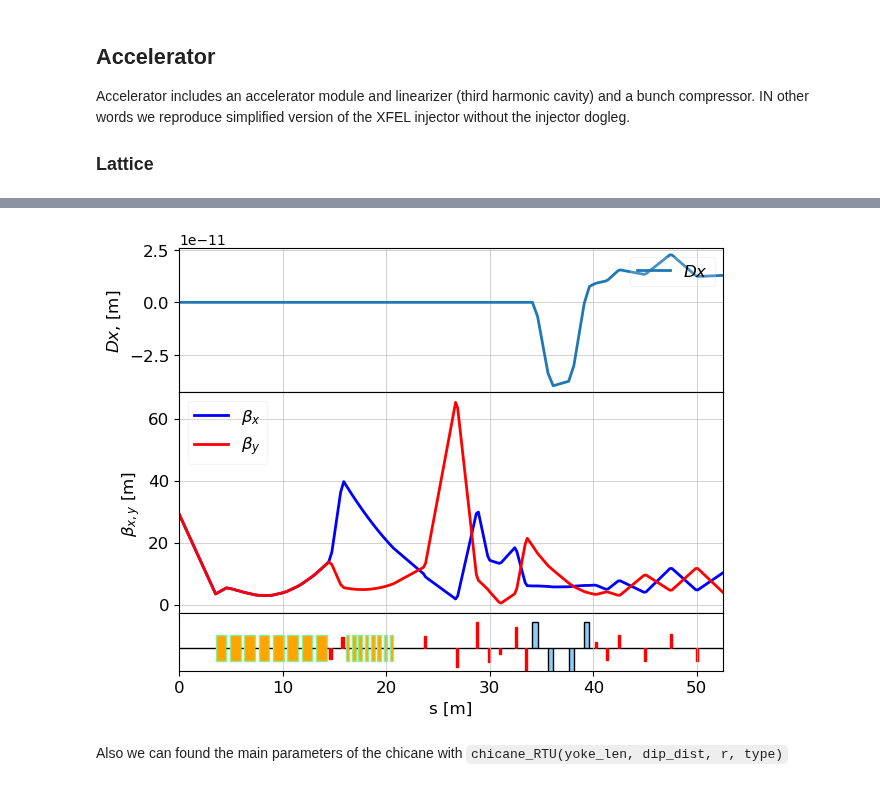
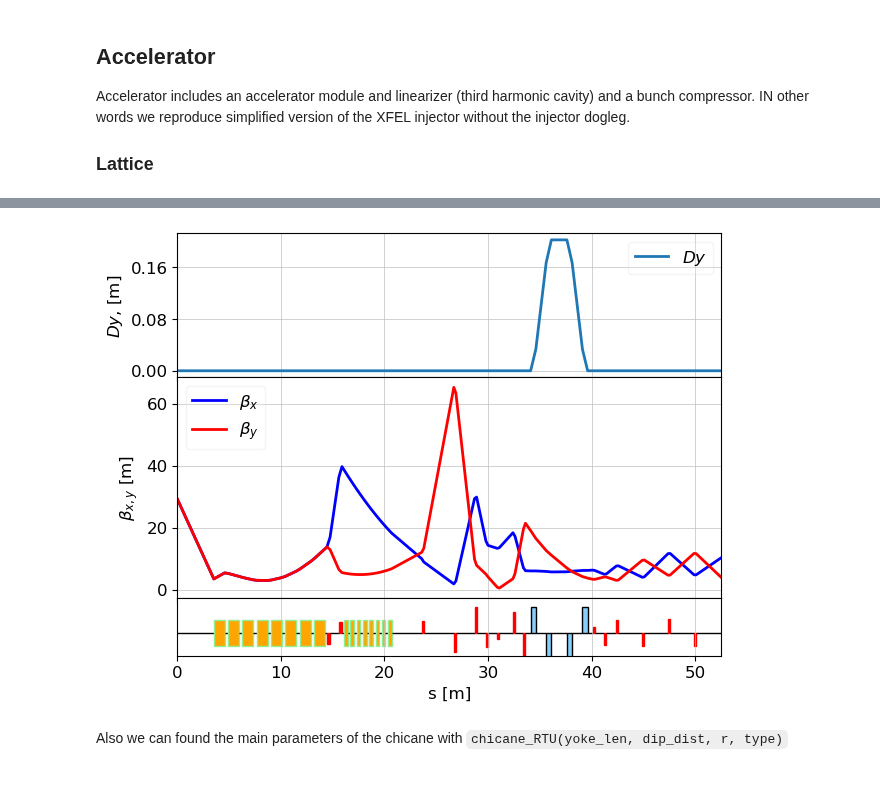
Before and after one commit to ocelot-collab/ocelot, a Jupyter notebook: demos/ipython_tutorials/9_thz_source.ipynb, the cells around one changed output, grey strips where cells are left out. Cells and saved outputs as stored; diff of their text form; code cells hidden in the pictures.

````diff
--- a/demos/ipython_tutorials/9_thz_source.ipynb
+++ b/demos/ipython_tutorials/9_thz_source.ipynb
@@ -36,8 +34,7 @@ tws0.beta_x = 29.171
 tws0.beta_y = 29.171
 tws0.alpha_x = 10.955
 tws0.alpha_y = 10.955
-tws0.gamma_x = 4.148367385417024
-tws0.gamma_y = 4.148367385417024
+
 tws0.E = 0.005
 
 # Drifts
@@ -100,11 +97,11 @@ cell = (D0, c1, D1, c1, D1, c1, D1, c1, D1, c1, D1, c1, D1, c1, D1, c1, D2, q1,
 # %%
 lat = MagneticLattice(cell, stop=start_und)
 
 tws = twiss(lat, tws0)
-plot_opt_func(lat, tws, legend=False, fig_name=100)
+plot_opt_func(lat, tws, legend=False, fig_name=100, top_plot=["Dy"])
 plt.show()
 # %% [output]
-[figure, old version]
+[figure, new version]
 # %% [markdown]
 Also we can found the main parameters of the chicane with ```chicane_RTU(yoke_len, dip_dist, r, type)```
 # %%
````
Also changed, not shown: parts of 8 cells of this notebook, 4 other files.
